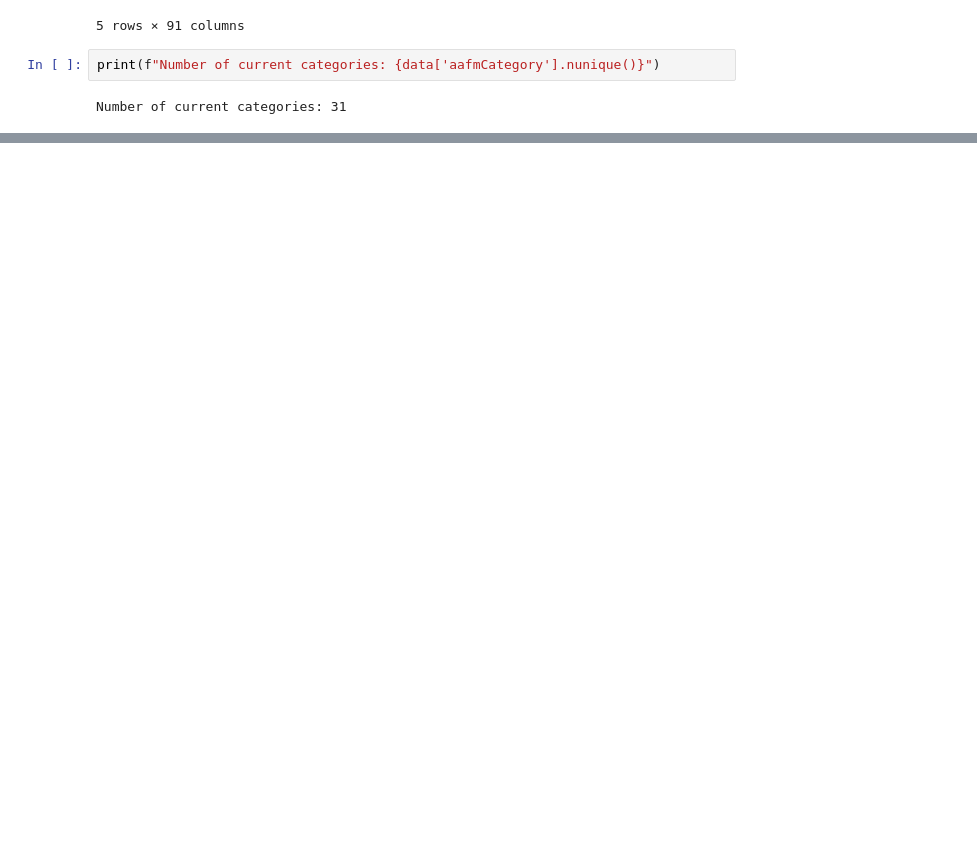
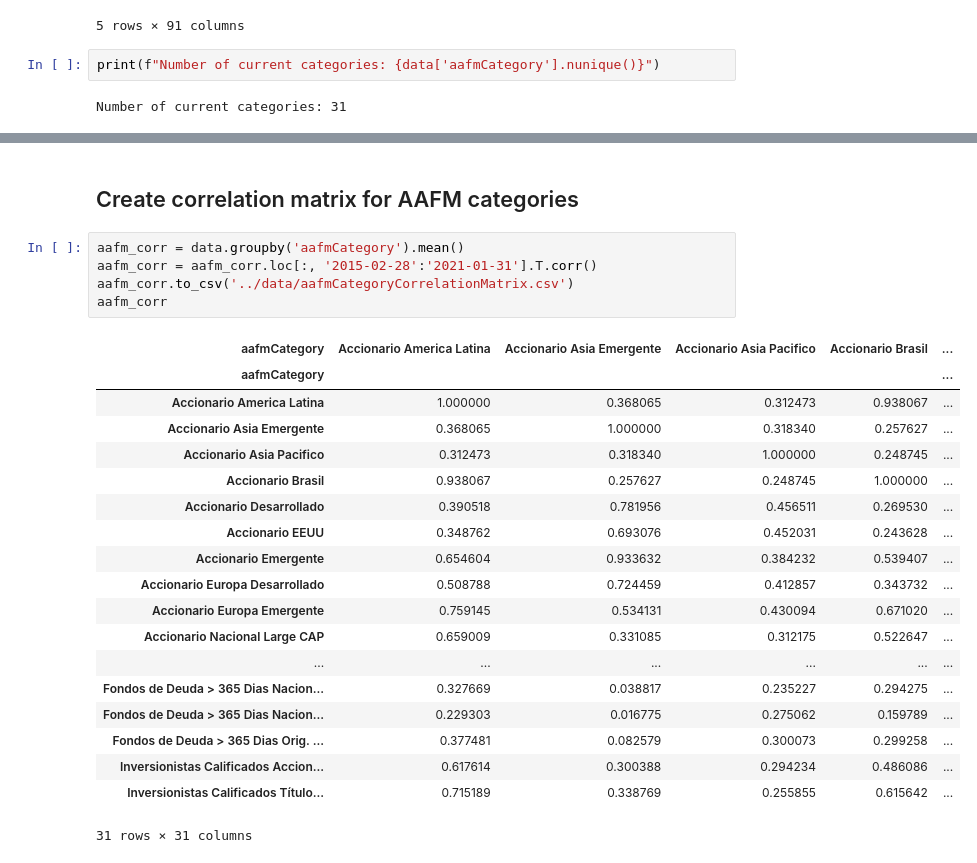
Before and after one commit to chris-santiago/aafm, a Jupyter notebook: notebooks/kmeans_cluster.ipynb, the cells around one changed output, grey strips where cells are left out. Drawn from its saved outputs; the diff is of its cells as text; blank space fills up the shorter version.

```diff
--- a/notebooks/kmeans_cluster.ipynb
+++ b/notebooks/kmeans_cluster.ipynb
@@ -105,0 +197,27 @@ Loading BokehJS ...
+# %% [markdown]
+## Create correlation matrix for AAFM categories
+# %%
+aafm_corr = data.groupby('aafmCategory').mean()
+aafm_corr = aafm_corr.loc[:, '2015-02-28':'2021-01-31'].T.corr()
+aafm_corr.to_csv('../data/aafmCategoryCorrelationMatrix.csv')
+aafm_corr
+# %% [output]
+| aafmCategory | Accionario America Latina | Accionario Asia Emergente | Accionario Asia Pacifico | Accionario Brasil | ... |
+| aafmCategory |  |  |  |  | ... |
+| Accionario America Latina | 1.000000 | 0.368065 | 0.312473 | 0.938067 | ... |
+| Accionario Asia Emergente | 0.368065 | 1.000000 | 0.318340 | 0.257627 | ... |
+| Accionario Asia Pacifico | 0.312473 | 0.318340 | 1.000000 | 0.248745 | ... |
+| Accionario Brasil | 0.938067 | 0.257627 | 0.248745 | 1.000000 | ... |
+| Accionario Desarrollado | 0.390518 | 0.781956 | 0.456511 | 0.269530 | ... |
+| Accionario EEUU | 0.348762 | 0.693076 | 0.452031 | 0.243628 | ... |
+| Accionario Emergente | 0.654604 | 0.933632 | 0.384232 | 0.539407 | ... |
+| Accionario Europa Desarrollado | 0.508788 | 0.724459 | 0.412857 | 0.343732 | ... |
+| Accionario Europa Emergente | 0.759145 | 0.534131 | 0.430094 | 0.671020 | ... |
+| Accionario Nacional Large CAP | 0.659009 | 0.331085 | 0.312175 | 0.522647 | ... |
+| ... | ... | ... | ... | ... | ... |
+| Fondos de Deuda > 365 Dias Nacion... | 0.327669 | 0.038817 | 0.235227 | 0.294275 | ... |
+| Fondos de Deuda > 365 Dias Nacion... | 0.229303 | 0.016775 | 0.275062 | 0.159789 | ... |
+| Fondos de Deuda > 365 Dias Orig. ... | 0.377481 | 0.082579 | 0.300073 | 0.299258 | ... |
+| Inversionistas Calificados Accion... | 0.617614 | 0.300388 | 0.294234 | 0.486086 | ... |
+| Inversionistas Calificados Título... | 0.715189 | 0.338769 | 0.255855 | 0.615642 | ... |
+31 rows × 31 columns
```
Also changed, not shown: parts of 19 cells of this notebook, 9 other files.
